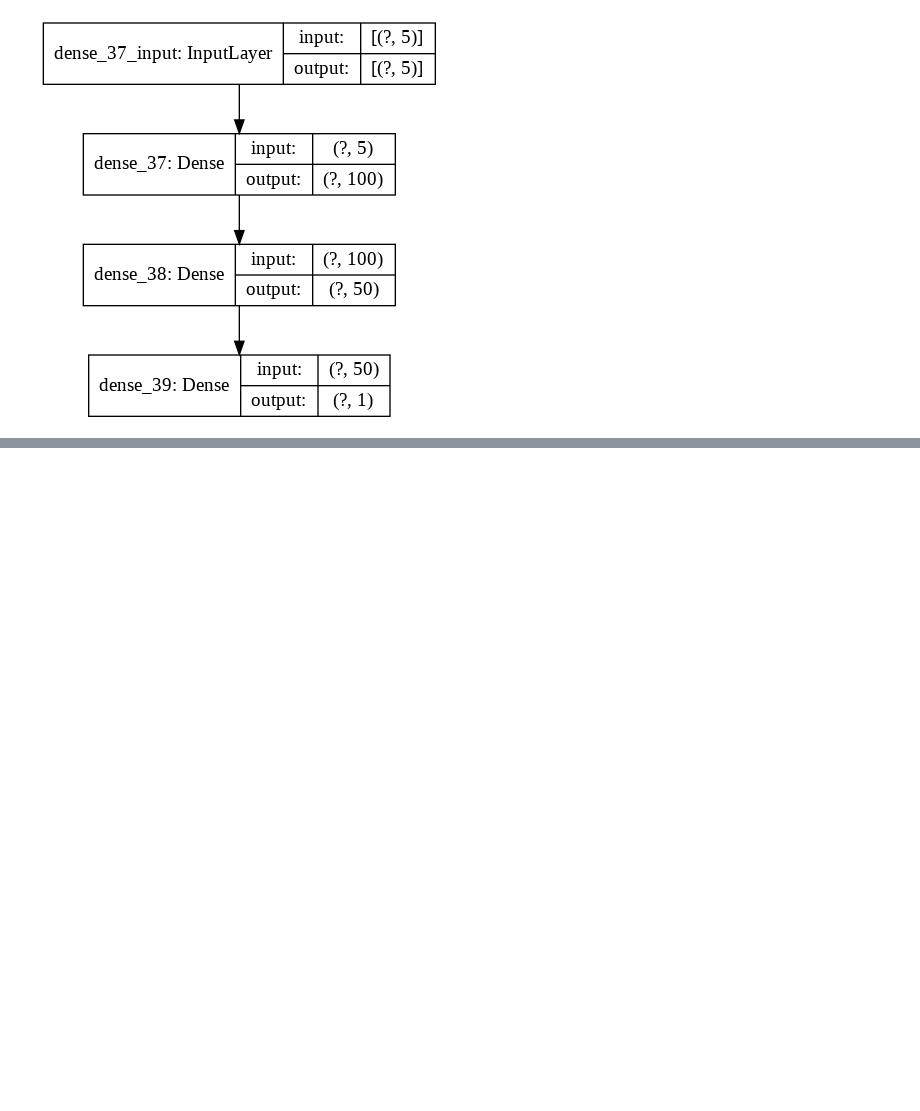
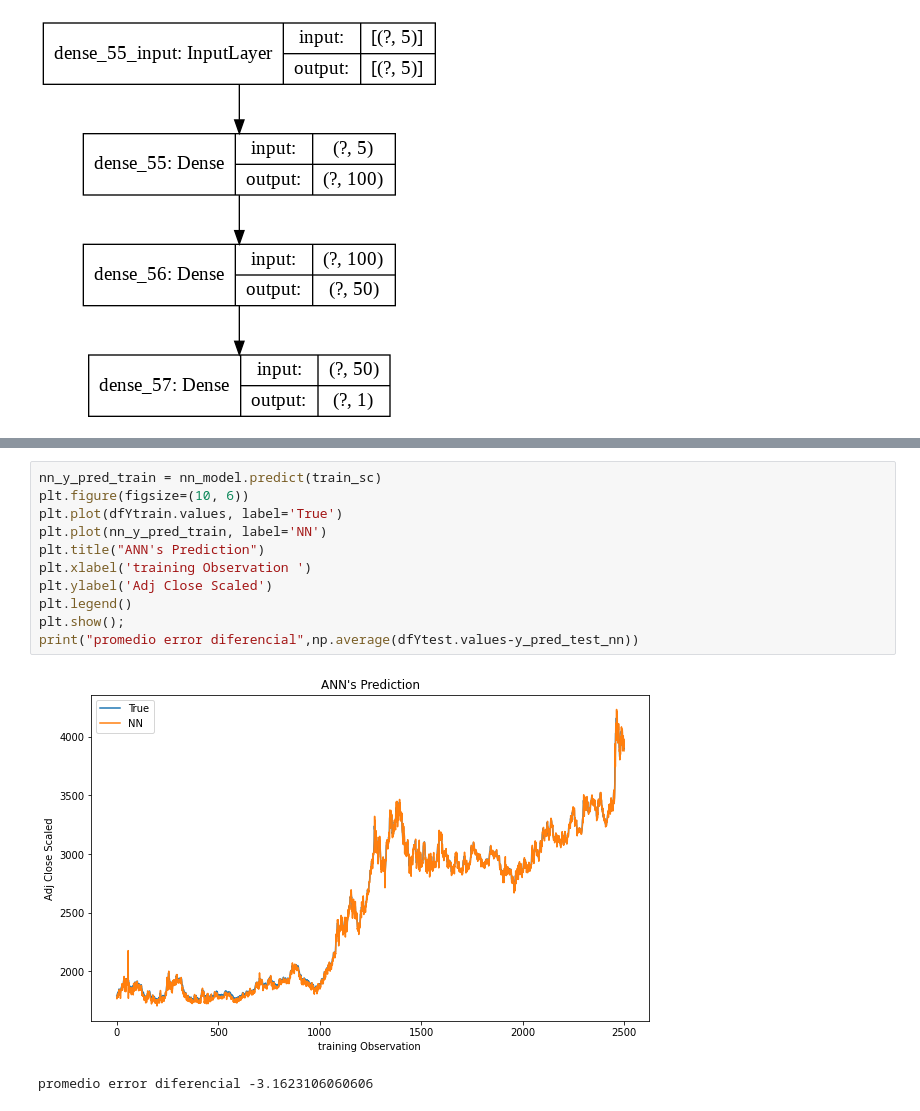
Before and after one commit to calderonf/CursoMachineLearning, a Jupyter notebook: Codigo/Time_Series_Forecasting_2.ipynb, the cells around one changed output, grey strips where cells are left out. Cells and saved outputs as stored; diff of their text form; blank space fills up the shorter version.

```diff
--- a/Codigo/Time_Series_Forecasting_2.ipynb
+++ b/Codigo/Time_Series_Forecasting_2.ipynb
@@ -108,3 +112,17 @@ The R2 score on the Test set is:        0.858
+# %%
+nn_y_pred_train = nn_model.predict(train_sc)
+plt.figure(figsize=(10, 6))
+plt.plot(dfYtrain.values, label='True')
+plt.plot(nn_y_pred_train, label='NN')
+plt.title("ANN's Prediction")
+plt.xlabel('training Observation ')
+plt.ylabel('Adj Close Scaled')
+plt.legend()
+plt.show();
+print("promedio error diferencial",np.average(dfYtest.values-y_pred_test_nn))
+# %% [output]
+[figure, added]
+promedio error diferencial -3.1623106060606
 # %%
 nn_y_pred_test = nn_model.predict(test_sc)
 plt.figure(figsize=(10, 6))
```
Also changed, not shown: parts of 10 cells of this notebook.
